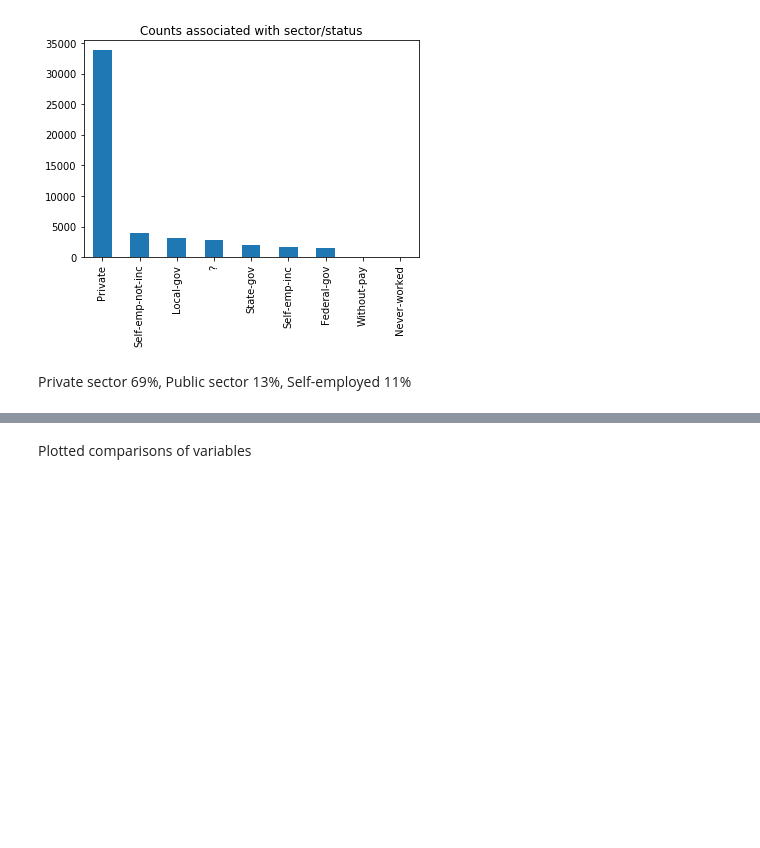
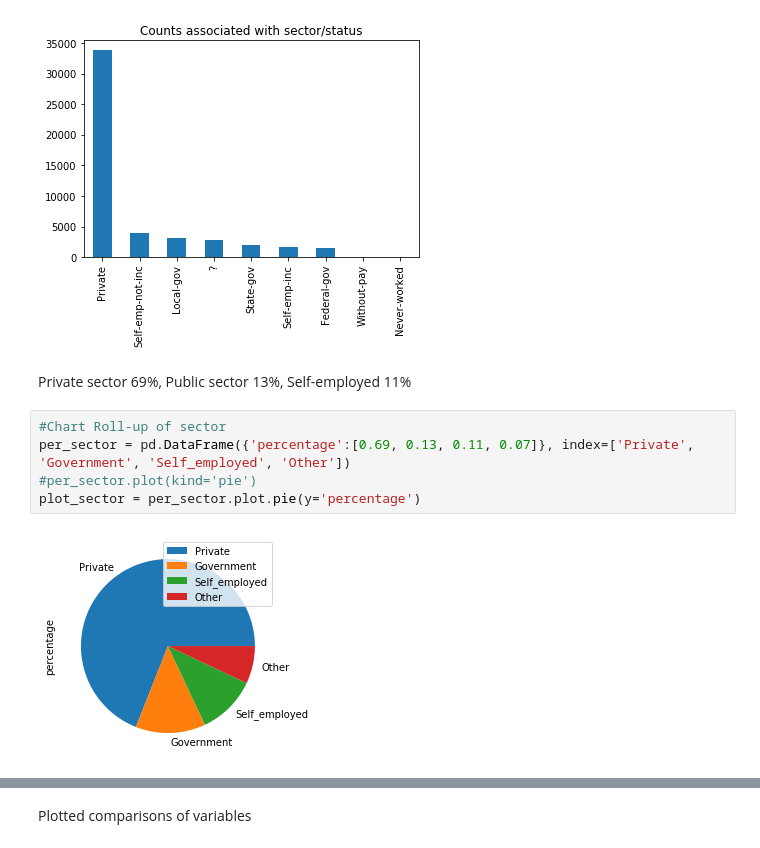
Before and after one commit to RoseDay/Income_Outcomes, a Jupyter notebook: adult_income.ipynb, the cells around one changed output, grey strips where cells are left out. Cells and saved outputs as stored; diff of their text form; blank space fills up the shorter version.

```diff
--- a/adult_income.ipynb
+++ b/adult_income.ipynb
@@ -210,6 +210,13 @@ Text(0.5, 1.0, 'Counts associated with sector/status')
 [figure]
 # %% [markdown]
 Private sector 69%, Public sector 13%, Self-employed 11%
+# %%
+#Chart Roll-up of sector
+per_sector = pd.DataFrame({'percentage':[0.69, 0.13, 0.11, 0.07]}, index=['Private', 'Government', 'Self_employed', 'Other'])
+#per_sector.plot(kind='pie')
+plot_sector = per_sector.plot.pie(y='percentage')
+# %% [output]
+[figure, added]
 # %%
 #Counts for native country
 country=adult1['native-country'].value_counts()
```
Also changed, not shown: parts of 17 cells of this notebook.
